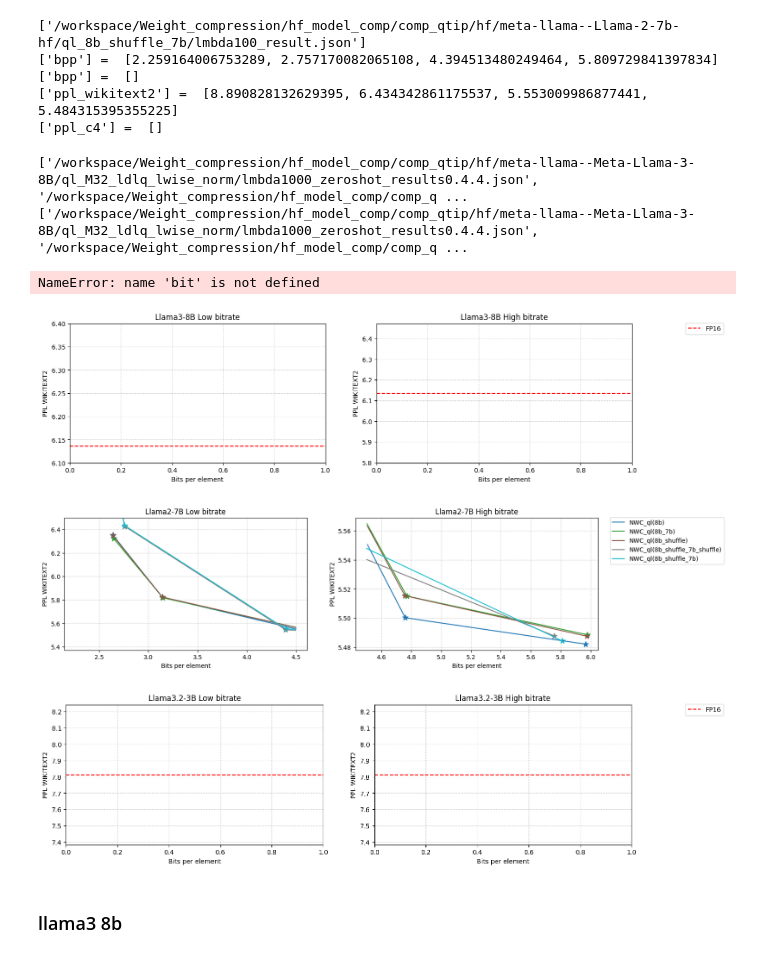
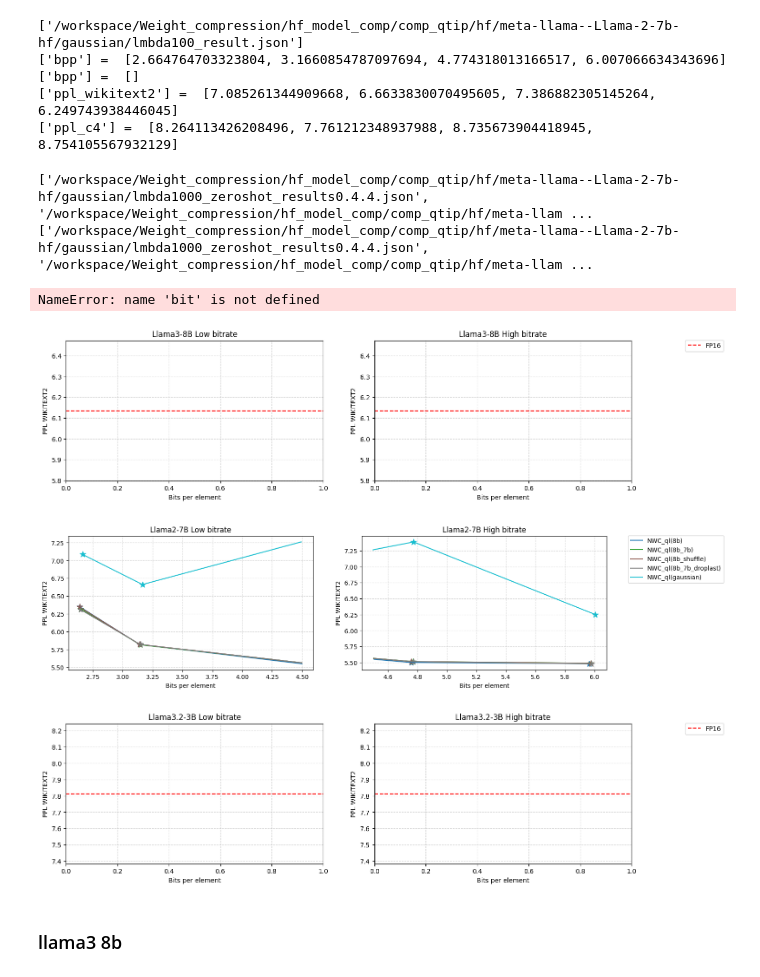
Before and after one commit to ryu326/weight_compression, a Jupyter notebook: notebooks/plot_bpp_acc.ipynb, the cells around one changed output. Drawn from its saved outputs; the diff is of its cells as text; code cells hidden in the pictures.

Commit message:
train gaussian

```diff
--- a/notebooks/plot_bpp_acc.ipynb
+++ b/notebooks/plot_bpp_acc.ipynb
@@ -14,6 +14,8 @@ import re
 
 # path = '/workspace/Weight_compression/hf_model_comp/comp_qtip/hf/meta-llama--Llama-2-7b-hf/ql_8b_shuffled'
 path = '/workspace/Weight_compression/hf_model_comp/comp_qtip/hf/meta-llama--Llama-2-7b-hf/ql_8b_shuffle_7b'
+path = '/workspace/Weight_compression/hf_model_comp/comp_qtip/hf/meta-llama--Llama-2-7b-hf/ql_8b_7b_droplast'
+path = '/workspace/Weight_compression/hf_model_comp/comp_qtip/hf/meta-llama--Llama-2-7b-hf/gaussian'
 
 listdir = glob.glob(f'{path}/*result.json')
 print(listdir[:1])
@@ -31,7 +33,7 @@ for file in listdir:
         # bits.append(int(bit))
         bpp.append(results['bpp_loss'])
         wikippl.append(results['ppl']['wikitext2'])
-        # c4ppl.append(results['ppl']['c4'])
+        c4ppl.append(results['ppl']['c4'])
         # wikippl.append(results['wikitext2'])
         # c4ppl.append(results['c4'])
 sorted_indices = sorted(range(len(bpp)), key=lambda i: bpp[i])
@@ -46,11 +48,11 @@ print("['bpp'] = ", bits)
 print("['ppl_wikitext2'] = ", wikippl)
 print("['ppl_c4'] = ", c4ppl)
 # %% [output]
-['/workspace/Weight_compression/hf_model_comp/comp_qtip/hf/meta-llama--Llama-2-7b-hf/ql_8b_shuffle_7b/lmbda100_result.json']
-['bpp'] =  [2.259164006753289, 2.757170082065108, 4.394513480249464, 5.809729841397834]
+['/workspace/Weight_compression/hf_model_comp/comp_qtip/hf/meta-llama--Llama-2-7b-hf/gaussian/lmbda100_result.json']
+['bpp'] =  [2.664764703323804, 3.1660854787097694, 4.774318013166517, 6.007066634343696]
 ['bpp'] =  []
-['ppl_wikitext2'] =  [8.890828132629395, 6.434342861175537, 5.553009986877441, 5.484315395355225]
-['ppl_c4'] =  []
+['ppl_wikitext2'] =  [7.085261344909668, 6.6633830070495605, 7.386882305145264, 6.249743938446045]
+['ppl_c4'] =  [8.264113426208496, 7.761212348937988, 8.735673904418945, 8.754105567932129]
 # %%
 # Zero shot
 import glob
@@ -68,6 +70,7 @@ path = '/workspace/Weight_compression/hf_model_comp/qtip/hf/3_8b_noft'
 # path = '/workspace/Weight_compression/hf_model_comp/comp_qtip/hf/meta-llama--Meta-Llama-3-8B/ql_M32_ldlq_lwise_norm/lmbda10000_harness_results/results_2025-04-28T06-55-06.936719.json'
 # path = '/workspace/Weight_compression/hf_model_comp/awq/meta-llama--Meta-Llama-3-8B'
 path = '/workspace/Weight_compression/hf_model_comp/comp_qtip/hf/meta-llama--Meta-Llama-3-8B/ql_M32_ldlq_lwise_norm'
+path = '/workspace/Weight_compression/hf_model_comp/comp_qtip/hf/meta-llama--Llama-2-7b-hf/gaussian'
 listdir = glob.glob(f'{path}/**/*.json', recursive=True)
 print(listdir)
 # listdir = [path]
@@ -104,8 +107,8 @@ print("['bpp'] = ", bits)
 print("['lmbda'] = ",lmbda)
 print("['zeroshot'] = ",acc)
 # %% [output]
-['/workspace/Weight_compression/hf_model_comp/comp_qtip/hf/meta-llama--Meta-Llama-3-8B/ql_M32_ldlq_lwise_norm/lmbda1000_zeroshot_results0.4.4.json', '/workspace/Weight_compression/hf_model_comp/comp_q ...
-['/workspace/Weight_compression/hf_model_comp/comp_qtip/hf/meta-llama--Meta-Llama-3-8B/ql_M32_ldlq_lwise_norm/lmbda1000_zeroshot_results0.4.4.json', '/workspace/Weight_compression/hf_model_comp/comp_q ...
+['/workspace/Weight_compression/hf_model_comp/comp_qtip/hf/meta-llama--Llama-2-7b-hf/gaussian/lmbda1000_zeroshot_results0.4.4.json', '/workspace/Weight_compression/hf_model_comp/comp_qtip/hf/meta-llam ...
+['/workspace/Weight_compression/hf_model_comp/comp_qtip/hf/meta-llama--Llama-2-7b-hf/gaussian/lmbda1000_zeroshot_results0.4.4.json', '/workspace/Weight_compression/hf_model_comp/comp_qtip/hf/meta-llam ...
 NameError: name 'bit' is not defined
 # %%
 import numpy as np
@@ -160,8 +163,10 @@ ppl_plot = [
         'NWC_ql(8b)',
         'NWC_ql(8b_7b)',
         'NWC_ql(8b_shuffle)',
-        'NWC_ql(8b_shuffle_7b_shuffle)',
-        'NWC_ql(8b_shuffle_7b)',
+        # 'NWC_ql(8b_shuffle_7b_shuffle)',
+        # 'NWC_ql(8b_shuffle_7b)',
+        'NWC_ql(8b_7b_droplast)',
+        'NWC_ql(gaussian)',
 
     ]
 import matplotlib.cm as cm
@@ -179,8 +184,8 @@ ylim['Llama3-8B'] = (None, None)
 ylim['Llama2-7B'] = (None, None)
 ylim['Llama2-13B'] = (None, None)
 # ylim['Llama3-8B'] = (8.85, 9.2)
-ylim['Llama3-8B'] = (6.1, 6.4)
-ylim['Llama2-7B'] = (None, 6.5)
+# ylim['Llama3-8B'] = (6.1, 6.4)
+# ylim['Llama2-7B'] = (None, 6.5)
 # ylim['Llama2-7B'] = (5.35, 6.5)
 # ylim['Llama2-13B'] = (4.8, 6)
 
@@ -231,35 +236,35 @@ for m_name, plots in ppl_plots.items():
             try:
                 ax.axhline(y=plots['FP16'][plot_key], color='r', linestyle='--', label='FP16')
             except:
                 pass
             ax.set_xlabel('Bits per element')
             # ax.legend()
             ax.grid(True, linestyle='--', alpha = 0.5)
 
         axs[0].set_title(f'{m_name} Low bitrate')
         # axs[0].set_ylabel('PPL. (↓)')
         axs[0].set_ylabel(plot_key.upper().replace('_', ' '))
         axs[1].set_ylabel(plot_key.upper().replace('_', ' '))
         axs[1].set_title(f'{m_name} High bitrate')
         try:
             axs[0].set_ylim(ylim[m_name])
             # axs[1].set_ylim(ylim[m_name])
             axs[0].set_xlim(xlim[m_name])
         except:
             pass
         # fig.legend(loc='upper center', bbox_to_anchor=(0.5, 1.15), ncol=5)
 
         handles, labels = axs[0].get_legend_handles_labels()
         unique_labels = dict(zip(labels, handles))  # 중복 제거
 
         # 범례를 fig 밖으로 배치 (중복 제거된 항목만)
         fig.legend(unique_labels.values(), unique_labels.keys(), loc='upper center', bbox_to_anchor=(1, 0.9), ncol=1)
         # plt.suptitle(m_name)
         # plt.legend()
         plt.show()
 # %% [output]
-[figure, old version]
+[figure, new version]
-[figure, old version]
+[figure, new version]
 [figure]
 # %% [markdown]
 ### llama3 8b
```
Also changed, not shown: parts of 1 cell of this notebook, 12 other files.
